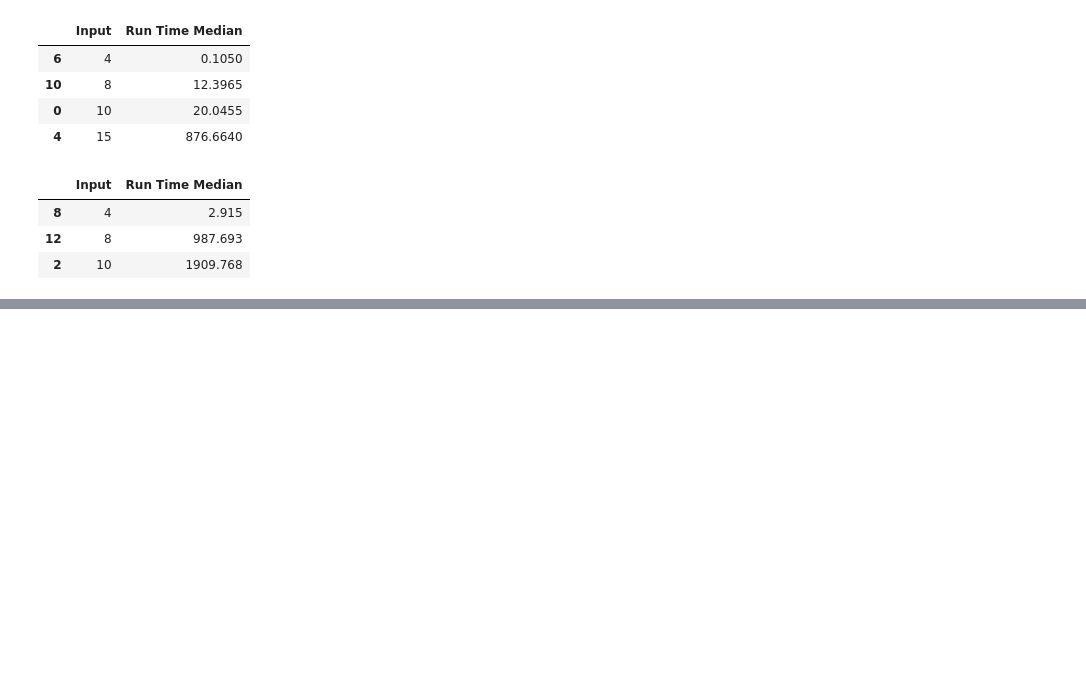
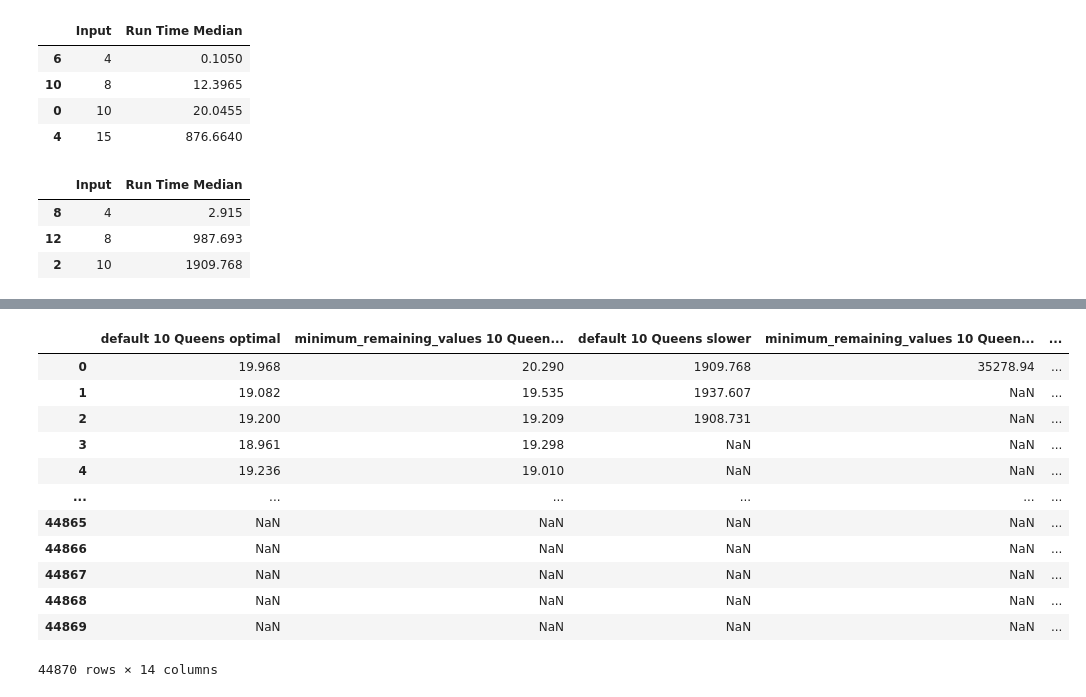
Before and after one commit to Lakret/csp, a Jupyter notebook: benchmarks.ipynb, the cells around one changed output, grey strips where cells are left out. Saved outputs shown, nothing was run; the diff lists cells and outputs as text; code cells hidden in the pictures; blank space fills up the shorter version.

```diff
--- a/benchmarks.ipynb
+++ b/benchmarks.ipynb
@@ -80,0 +101,22 @@ df_optimal_vs_slower_by_size.plot.bar()
+# %%
+# throwing away memory measurements for now
+columns = [column for column in df.columns if 'Memory Usage Measurements' not in column]
+df = df.loc[:, columns]
+# simplify labels
+df = df.rename(columns=lambda column_name: column_name.replace(' (Run Time Measurements)', '').replace(' with input ', ' ').replace('backtracking_', ''))
+
+df
+# %% [output]
+|  | default 10 Queens optimal | minimum_remaining_values 10 Queen... | default 10 Queens slower | minimum_remaining_values 10 Queen... | ... |
+| 0 | 19.968 | 20.290 | 1909.768 | 35278.94 | ... |
+| 1 | 19.082 | 19.535 | 1937.607 | NaN | ... |
+| 2 | 19.200 | 19.209 | 1908.731 | NaN | ... |
+| 3 | 18.961 | 19.298 | NaN | NaN | ... |
+| 4 | 19.236 | 19.010 | NaN | NaN | ... |
+| ... | ... | ... | ... | ... | ... |
+| 44865 | NaN | NaN | NaN | NaN | ... |
+| 44866 | NaN | NaN | NaN | NaN | ... |
+| 44867 | NaN | NaN | NaN | NaN | ... |
+| 44868 | NaN | NaN | NaN | NaN | ... |
+| 44869 | NaN | NaN | NaN | NaN | ... |
+44870 rows × 14 columns
```
Also changed, not shown: parts of 7 cells of this notebook.
